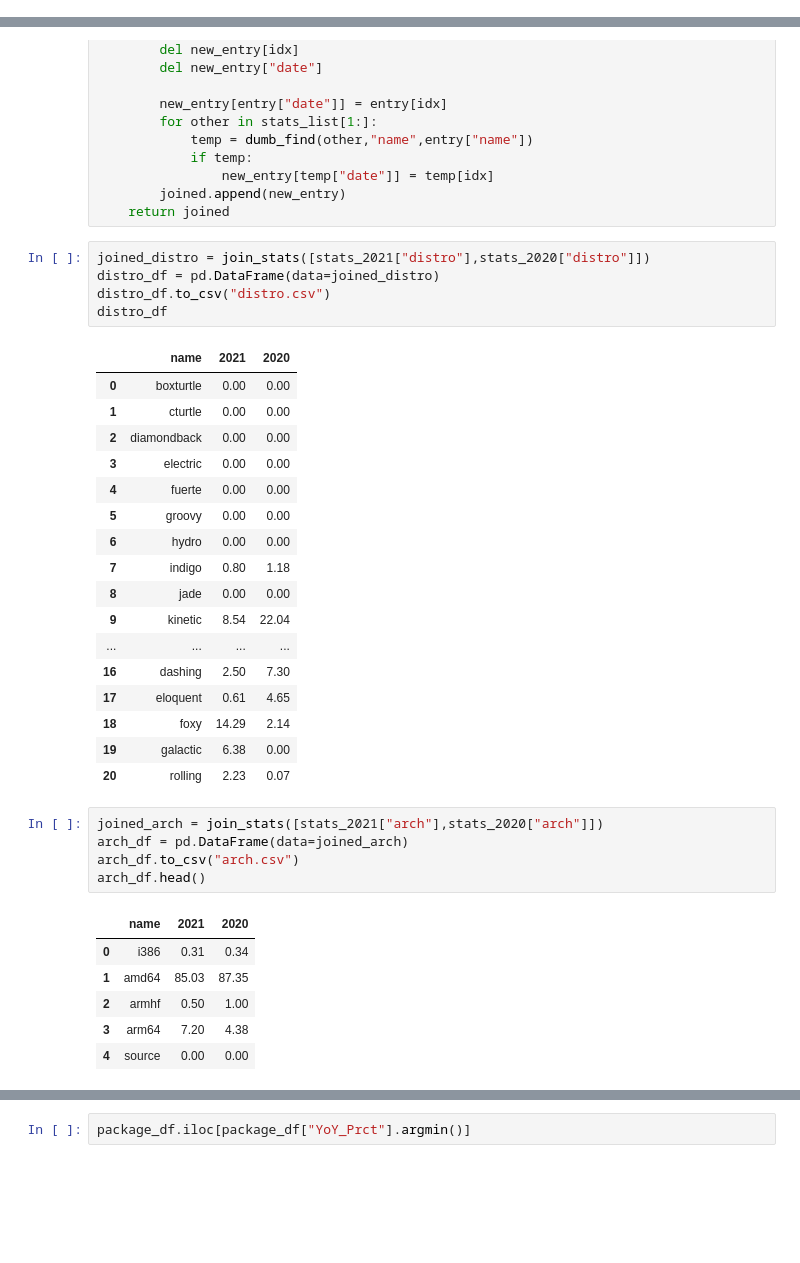
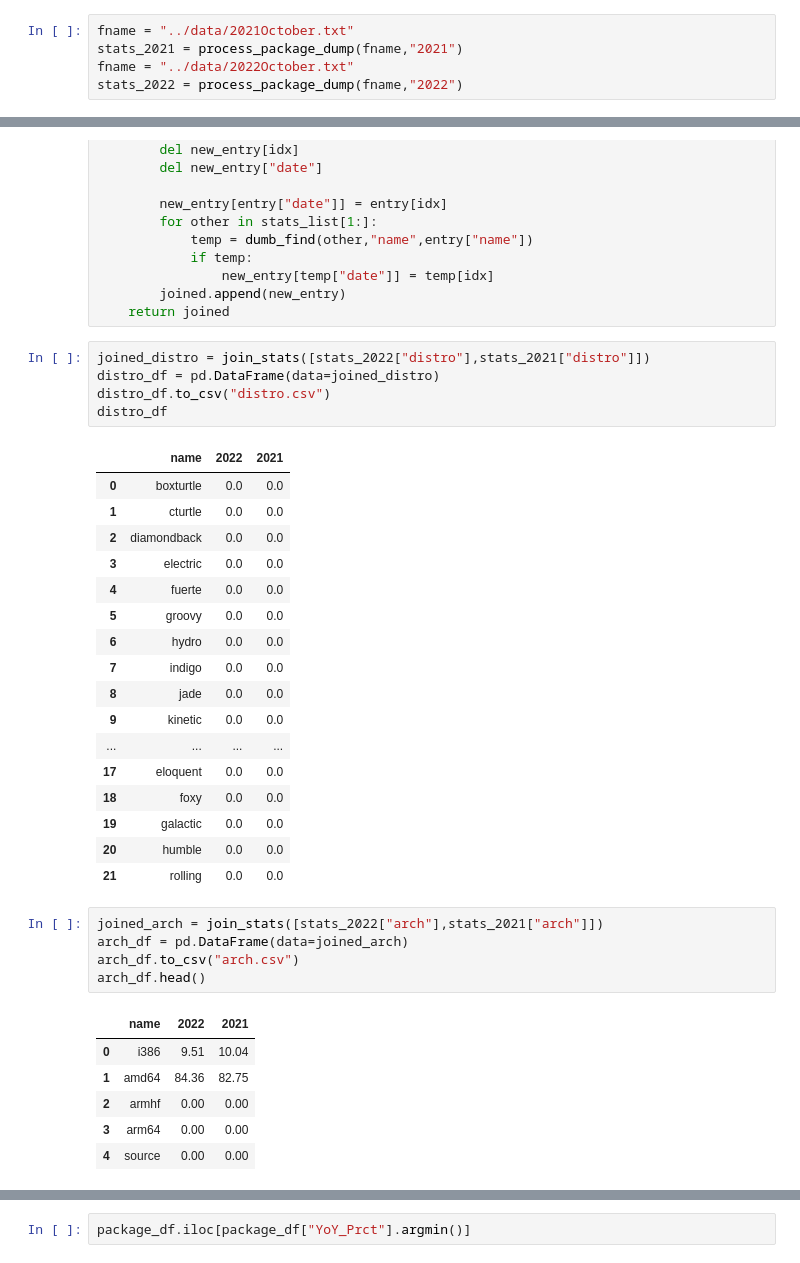
Before and after one commit to osrf/ros_metrics_analysis, a Jupyter notebook: notebooks/DownloadDumpTools.ipynb, the cells around one changed output, grey strips where cells are left out. Cells and saved outputs as stored; diff of their text form; blank space fills up the shorter version.

```diff
--- a/notebooks/DownloadDumpTools.ipynb
+++ b/notebooks/DownloadDumpTools.ipynb
@@ -94,3 +89,8 @@ stats_2021 = process_package_dump(fname,"2021")
+# %%
+fname = "../data/2021October.txt"
+stats_2021 = process_package_dump(fname,"2021")
+fname = "../data/2022October.txt"
+stats_2022 = process_package_dump(fname,"2022")
 # %%
 def dumb_find(lst, k, v):
     for i, dic in enumerate(lst):
@@ -117,38 +117,38 @@ def join_stats(stats_list,idx="prct"):
         joined.append(new_entry)
     return joined
 # %%
-joined_distro = join_stats([stats_2021["distro"],stats_2020["distro"]])
+joined_distro = join_stats([stats_2022["distro"],stats_2021["distro"]])
 distro_df = pd.DataFrame(data=joined_distro)
 distro_df.to_csv("distro.csv")
 distro_df
 # %% [output]
-|  | name | 2021 | 2020 |
-| 0 | boxturtle | 0.00 | 0.00 |
-| 1 | cturtle | 0.00 | 0.00 |
-| 2 | diamondback | 0.00 | 0.00 |
-| 3 | electric | 0.00 | 0.00 |
-| 4 | fuerte | 0.00 | 0.00 |
-| 5 | groovy | 0.00 | 0.00 |
-| 6 | hydro | 0.00 | 0.00 |
-| 7 | indigo | 0.80 | 1.18 |
-| 8 | jade | 0.00 | 0.00 |
-| 9 | kinetic | 8.54 | 22.04 |
+|  | name | 2022 | 2021 |
+| 0 | boxturtle | 0.0 | 0.0 |
+| 1 | cturtle | 0.0 | 0.0 |
+| 2 | diamondback | 0.0 | 0.0 |
+| 3 | electric | 0.0 | 0.0 |
+| 4 | fuerte | 0.0 | 0.0 |
+| 5 | groovy | 0.0 | 0.0 |
+| 6 | hydro | 0.0 | 0.0 |
+| 7 | indigo | 0.0 | 0.0 |
+| 8 | jade | 0.0 | 0.0 |
+| 9 | kinetic | 0.0 | 0.0 |
 | ... | ... | ... | ... |
-| 16 | dashing | 2.50 | 7.30 |
-| 17 | eloquent | 0.61 | 4.65 |
-| 18 | foxy | 14.29 | 2.14 |
-| 19 | galactic | 6.38 | 0.00 |
-| 20 | rolling | 2.23 | 0.07 |
+| 17 | eloquent | 0.0 | 0.0 |
+| 18 | foxy | 0.0 | 0.0 |
+| 19 | galactic | 0.0 | 0.0 |
+| 20 | humble | 0.0 | 0.0 |
+| 21 | rolling | 0.0 | 0.0 |
 # %%
-joined_arch = join_stats([stats_2021["arch"],stats_2020["arch"]])
+joined_arch = join_stats([stats_2022["arch"],stats_2021["arch"]])
 arch_df = pd.DataFrame(data=joined_arch)
 arch_df.to_csv("arch.csv")
 arch_df.head()
 # %% [output]
-|  | name | 2021 | 2020 |
-| 0 | i386 | 0.31 | 0.34 |
-| 1 | amd64 | 85.03 | 87.35 |
-| 2 | armhf | 0.50 | 1.00 |
-| 3 | arm64 | 7.20 | 4.38 |
+|  | name | 2022 | 2021 |
+| 0 | i386 | 9.51 | 10.04 |
+| 1 | amd64 | 84.36 | 82.75 |
+| 2 | armhf | 0.00 | 0.00 |
+| 3 | arm64 | 0.00 | 0.00 |
 | 4 | source | 0.00 | 0.00 |
 # %%
```
Also changed, not shown: parts of 6 cells of this notebook, 3 other files.
